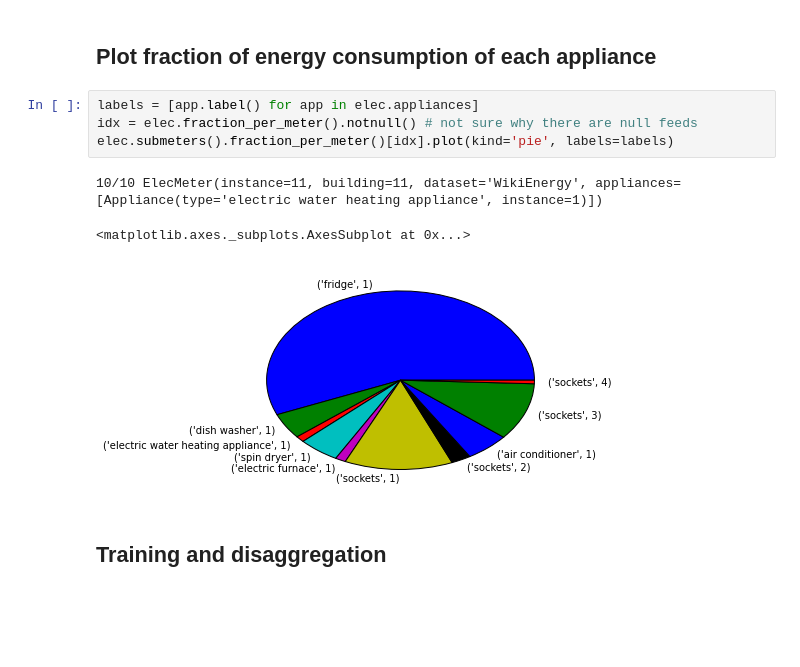
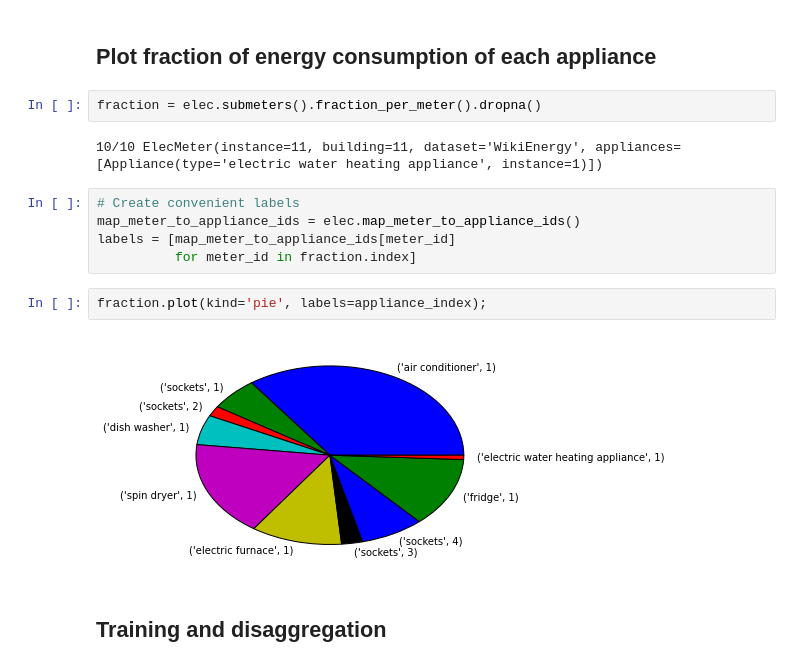
Before and after one commit to nilmtk/nilmtk, a Jupyter notebook: notebooks/BuildSys_2014_demo.ipynb, the cells around one changed output. Cells and saved outputs as stored; diff of their text form; blank space fills up the shorter version.

```diff
--- a/notebooks/BuildSys_2014_demo.ipynb
+++ b/notebooks/BuildSys_2014_demo.ipynb
@@ -140,14 +142,19 @@ elec.plot()
 [figure]
 # %% [markdown]
 ## Plot fraction of energy consumption of each appliance
-# %%
-labels = [app.label() for app in elec.appliances]
-idx = elec.fraction_per_meter().notnull() # not sure why there are null feeds
-elec.submeters().fraction_per_meter()[idx].plot(kind='pie', labels=labels)
-# %% [output]
-10/10 ElecMeter(instance=11, building=11, dataset='WikiEnergy', appliances=[Appliance(type='electric water heating appliance', instance=1)])
-<matplotlib.axes._subplots.AxesSubplot at 0x...>
-[figure, removed]
+# %%
+fraction = elec.submeters().fraction_per_meter().dropna()
+# %% [output]
+10/10 ElecMeter(instance=11, building=11, dataset='WikiEnergy', appliances=[Appliance(type='electric water heating appliance', instance=1)])
+# %%
+# Create convenient labels
+map_meter_to_appliance_ids = elec.map_meter_to_appliance_ids()
+labels = [map_meter_to_appliance_ids[meter_id]
+          for meter_id in fraction.index]
+# %%
+fraction.plot(kind='pie', labels=appliance_index);
+# %% [output]
+[figure, added]
 # %% [markdown]
 ## Training and disaggregation
 # %%
```
Also changed, not shown: parts of 4 cells of this notebook, 2 other files.
